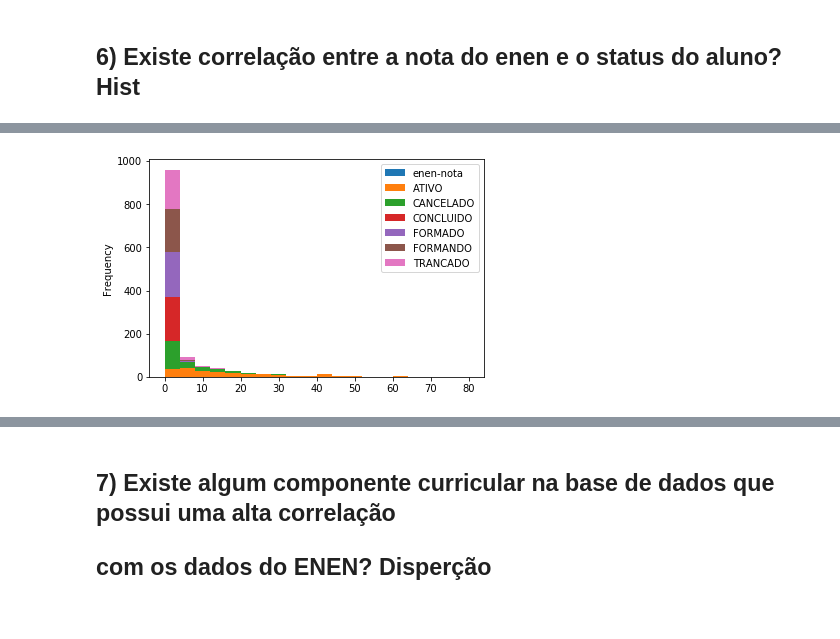
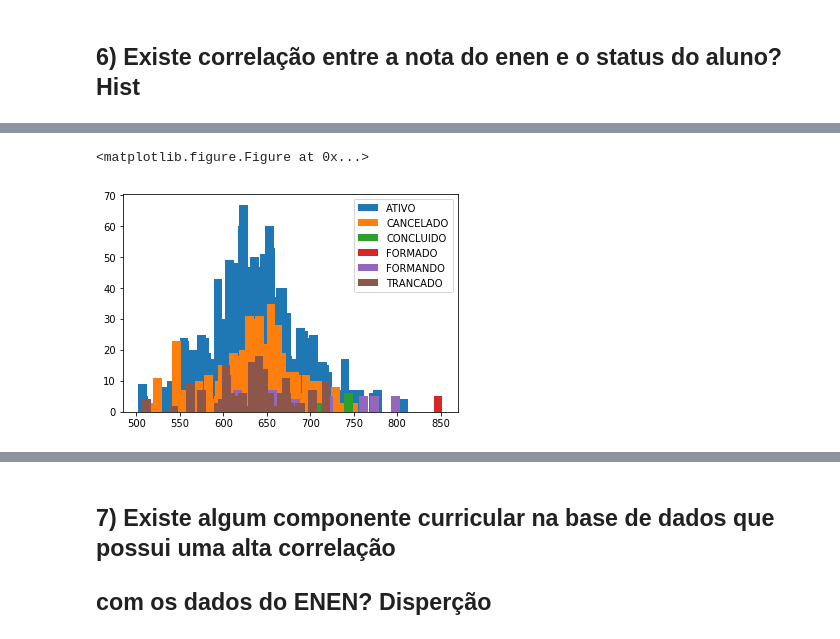
Before and after one commit to carlosemidio/IMD0033_Probabilidade, a Jupyter notebook: Atividades/Unidade 01/Trabalho1 Unidade1.ipynb, the cells around one changed output, grey strips where cells are left out. Cells and saved outputs as stored; diff of their text form; code cells hidden in the pictures.

```diff
--- a/Atividades/Unidade 01/Trabalho1 Unidade1.ipynb
+++ b/Atividades/Unidade 01/Trabalho1 Unidade1.ipynb
@@ -565,4 +535,34 @@ list_disc.head(200)list_disc.plot(kind='hist', bins=20, range=(0,80), stacked=Tr
-# %%
-list_disc.plot(kind='hist', bins=20, range=(0,80), stacked=True);
-# %% [output]
-[figure, removed]
+# %%
+# Enable matplotlib plot inline
+%matplotlib inline
+
+status = dados.pivot_table(index=["enen-nota"], columns=["status"],
+               aggfunc={"status":len},fill_value=0)
+
+status.columns = status.columns.droplevel(0)
+status = pd.DataFrame(status.reset_index().rename_axis(None, axis=1))
+
+status.head(20)
+
+ativo     = pd.DataFrame()
+cancelado = pd.DataFrame()
+concluido = pd.DataFrame()
+formado   = pd.DataFrame()
+formando  = pd.DataFrame()
+trancado  = pd.DataFrame()
+
+fig = plt.figure(figsize=(10,20))
+
+fig, ax = plt.subplots()
+ax.bar(status['enen-nota'], status['ATIVO'], 10)
+ax.bar(status['enen-nota'], status['CANCELADO'], 10)
+ax.bar(status['enen-nota'], status['CONCLUIDO'], 10)
+ax.bar(status['enen-nota'], status['FORMADO'], 10)
+ax.bar(status['enen-nota'], status['FORMANDO'], 10)
+ax.bar(status['enen-nota'], status['TRANCADO'], 10)
+ax.legend(['ATIVO', 'CANCELADO', 'CONCLUIDO', 'FORMADO', 'FORMANDO', 'TRANCADO'])
+
+plt.show()
+# %% [output]
+<matplotlib.figure.Figure at 0x...>
+[figure, added]
```
Also changed, not shown: parts of 7 cells of this notebook, 1 other file.
